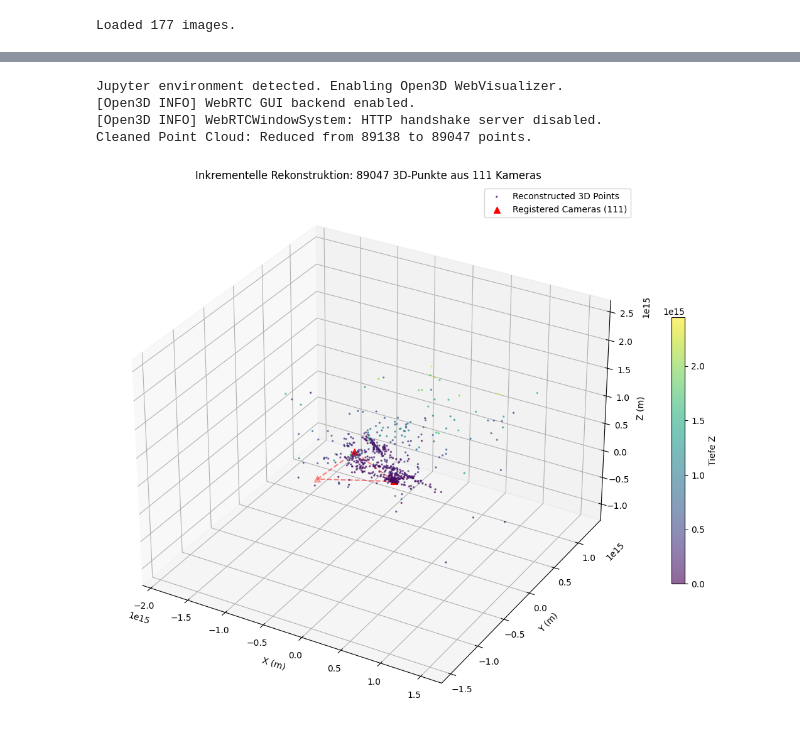
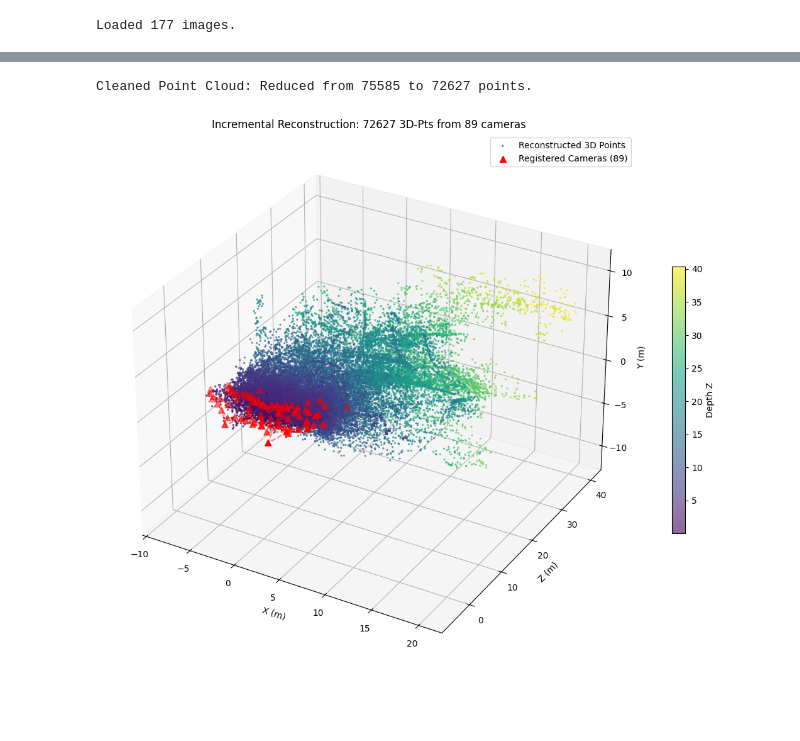
Before and after one commit to Semi2409/propylaeen_3d_reconstruct, a Jupyter notebook: notebooks/incremental_sfm.ipynb, the cells around one changed output, grey strips where cells are left out. Drawn from its saved outputs; the diff is of its cells as text; code cells hidden in the pictures; blank space fills up the shorter version.

```diff
--- a/notebooks/incremental_sfm.ipynb
+++ b/notebooks/incremental_sfm.ipynb
@@ -278,0 +103,20 @@ Pass 3 complete. Registered 12 new cameras.
+# %%
+# --- Front Facade Sub-Model ---
+cams_front, track_front = register_submodel_cameras(
+    cams_front, track_front, range(len(dataset)), all_kp, all_des, match_graph, K, estimator, triangulator, optimizer
+)
+
+# --- Back Facade Sub-Model ---
+cams_back, track_back = register_submodel_cameras(
+    cams_back, track_back, range(len(dataset)), all_kp, all_des, match_graph, K, estimator, triangulator, optimizer
+)
+
+# --- Left Side Sub-Model ---
+cams_left, track_left = register_submodel_cameras(
+    cams_left, track_left, range(len(dataset)), all_kp, all_des, match_graph, K, estimator, triangulator, optimizer
+)
+
+# --- Right Side Sub-Model ---
+cams_right, track_right = register_submodel_cameras(
+    cams_right, track_right, range(len(dataset)), all_kp, all_des, match_graph, K, estimator, triangulator, optimizer
+)
@@ -303,18 +173,14 @@ Saved final 3D point cloud to: /home/semi/projects/propyläen_3d_reconstruct/out
 # %%
-import matplotlib.pyplot as plt
-import numpy as np
-import open3d as o3d
-
 # 1. Clean Point Cloud (Remove Wild Distance Outliers)
 pcd = o3d.geometry.PointCloud()
-pcd.points = o3d.utility.Vector3dVector(global_point_cloud)
+pcd.points = o3d.utility.Vector3dVector(front_point_cloud)
 
 # Filter out points whose distance is beyond 2 standard deviations
 clean_pcd, _ = pcd.remove_statistical_outlier(nb_neighbors=50, std_ratio=2.0)
 clean_points = np.asarray(clean_pcd.points)
 
 print(
-    f"Cleaned Point Cloud: Reduced from {len(global_point_cloud)} to"
+    f"Cleaned Point Cloud: Reduced from {len(front_point_cloud)} to"
     f" {len(clean_points)} points."
 )
 
@@ -323,11 +189,11 @@ print(
 fig = plt.figure(figsize=(12, 9))
 ax = fig.add_subplot(111, projection="3d")
 
-# Visualisiere die GEREINIGTE 3D-Punktwolke (farblich nach Tiefe Z codiert)
+# Visualizing 3D point cloud (farblich nach Tiefe Z codiert)
 scatter = ax.scatter(
     clean_points[:, 0],
+    clean_points[:, 2],
     clean_points[:, 1],
-    clean_points[:, 2],
     c=clean_points[:, 2],
     cmap="viridis",
     s=2,
@@ -337,7 +203,7 @@ scatter = ax.scatter(
 
 # Plotting C = -R^T * T)
 cam_centers = []
-for idx, cam_data in registered_cameras.items():
+for idx, cam_data in cams_front.items():
   R_c = cam_data["R"]
   T_c = cam_data["T"]
   C = (-R_c.T @ T_c).ravel()
@@ -345,50 +211,47 @@ for idx, cam_data in registered_cameras.items():
 
 cam_centers = np.array(cam_centers)
 
-# Kameras
+# Cameras
 ax.scatter(
     cam_centers[:, 0],
+    cam_centers[:, 2],
     cam_centers[:, 1],
-    cam_centers[:, 2],
     c="red",
     s=50,
     marker="^",
     label=f"Registered Cameras ({len(cam_centers)})",
 )
 
 # Trajectory of camera pos
 ax.plot(
     cam_centers[:, 0],
+    cam_centers[:, 2],
     cam_centers[:, 1],
-    cam_centers[:, 2],
     c="red",
     linestyle="--",
     alpha=0.5,
 )
 
 # Axes
 ax.set_xlabel("X (m)")
-ax.set_ylabel("Y (m)")
-ax.set_zlabel("Z (m)")
+ax.set_ylabel("Z (m)")
+ax.set_zlabel("Y (m)")
 ax.set_title(
-    f"Inkrementelle Rekonstruktion: {len(clean_points)} 3D-Punkte aus"
-    f" {len(registered_cameras)} Kameras"
+    f"Incremental Reconstruction: {len(clean_points)} 3D-Pts from"
+    f" {len(cams_front)} cameras"
 )
 ax.legend()
-fig.colorbar(scatter, ax=ax, shrink=0.5, label="Tiefe Z")
+fig.colorbar(scatter, ax=ax, shrink=0.5, label="Depth Z")
 
 plt.tight_layout()
 plt.show()
 
 # 3. Export Cleaned Pointcloud as PLY File
-output_file = PROJECT_ROOT / "outputs" / "final_reconstruction.ply"
+output_file = PROJECT_ROOT / "outputs" / "front_final_reconstruction.ply"
 output_file.parent.mkdir(parents=True, exist_ok=True)
 
 export_ply(str(output_file), clean_points)
 print(f"Gereinigtes 3D-Modell erfolgreich gespeichert unter: {output_file}")
 # %% [output]
-Jupyter environment detected. Enabling Open3D WebVisualizer.
-[Open3D INFO] WebRTC GUI backend enabled.
-[Open3D INFO] WebRTCWindowSystem: HTTP handshake server disabled.
-Cleaned Point Cloud: Reduced from 89138 to 89047 points.
+Cleaned Point Cloud: Reduced from 75585 to 72627 points.
-[figure, old version]
+[figure, new version]
```
Also changed, not shown: parts of 13 cells of this notebook, 6 other files.
